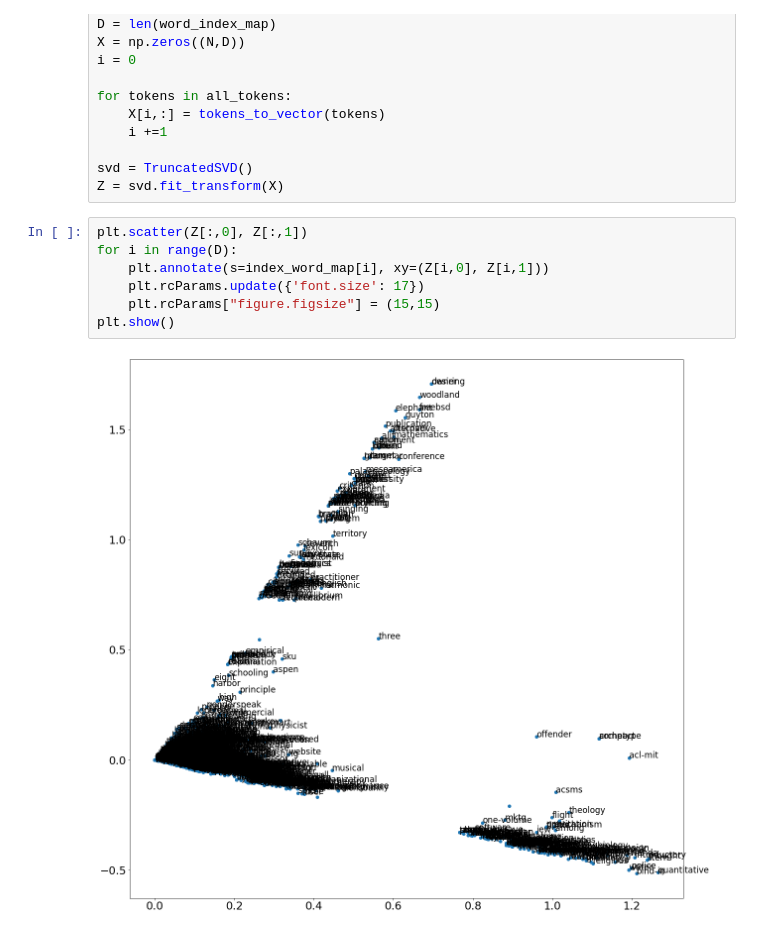
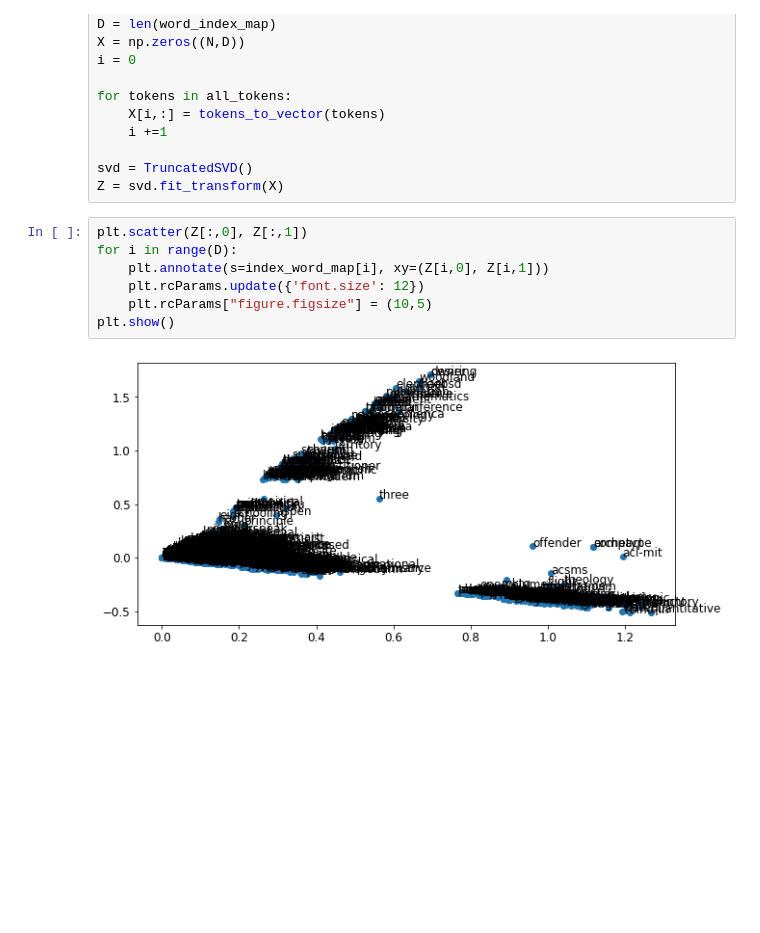
Before and after one commit to dvircohen0/NLP, a Jupyter notebook: Latent_Semantic_Analysis.ipynb, the cells around one changed output. Saved outputs shown, nothing was run; the diff lists cells and outputs as text; blank space fills up the shorter version.

```diff
--- a/Latent_Semantic_Analysis.ipynb
+++ b/Latent_Semantic_Analysis.ipynb
@@ -78,9 +78,9 @@ Z = svd.fit_transform(X)
 # %%
 plt.scatter(Z[:,0], Z[:,1])
 for i in range(D):
     plt.annotate(s=index_word_map[i], xy=(Z[i,0], Z[i,1]))
-    plt.rcParams.update({'font.size': 17})
-    plt.rcParams["figure.figsize"] = (15,15)
+    plt.rcParams.update({'font.size': 12})
+    plt.rcParams["figure.figsize"] = (10,5)
 plt.show()
 # %% [output]
-[figure, old version]
+[figure, new version]
```
